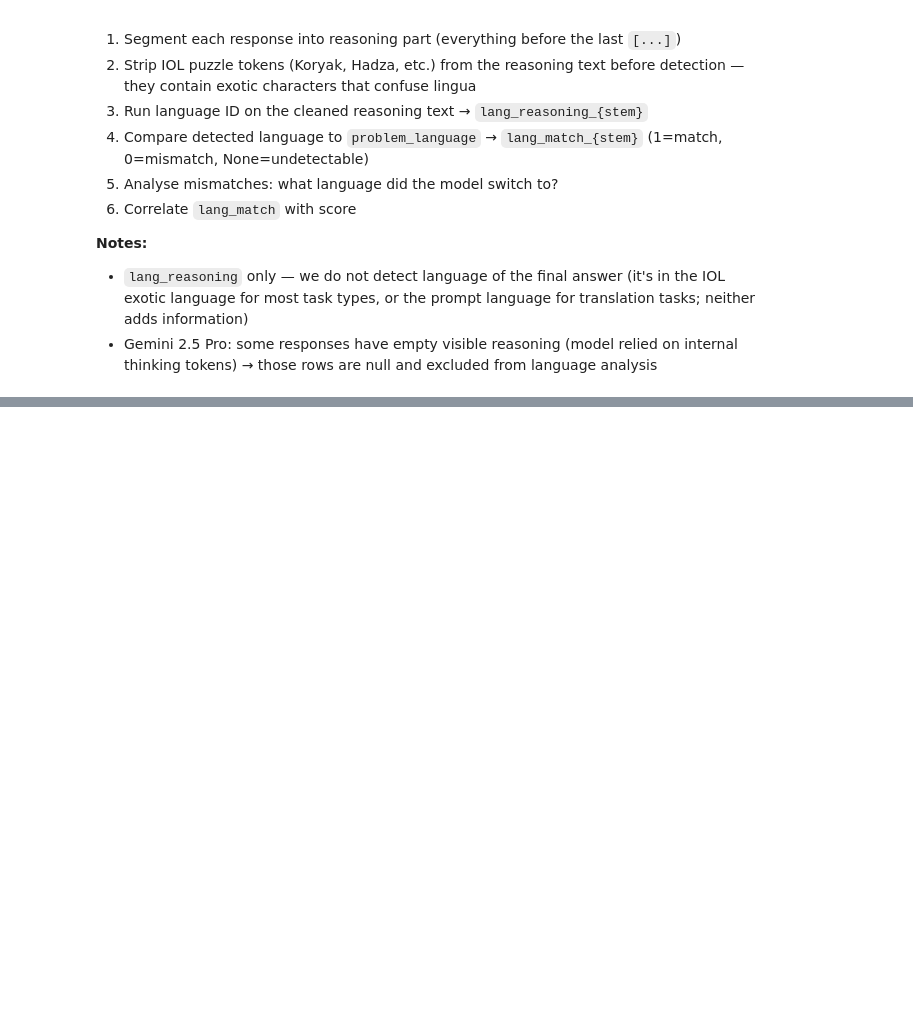
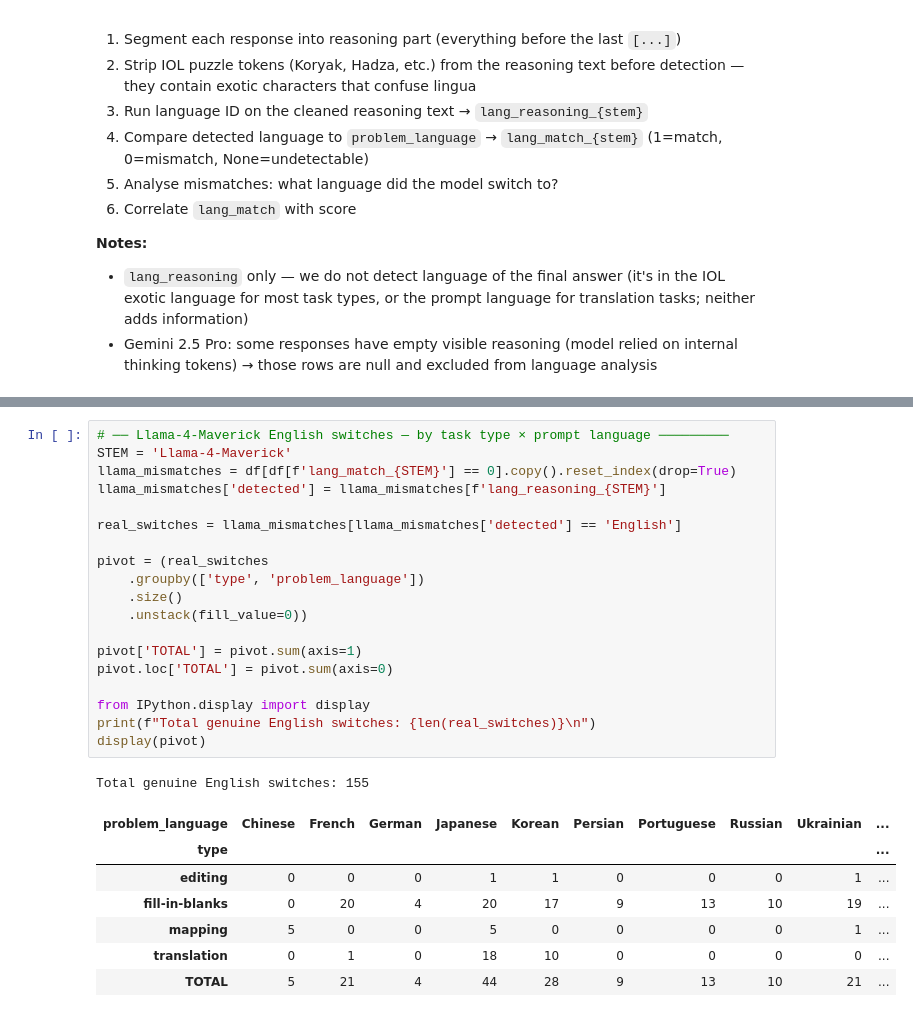
Before and after one commit to rita-berrada/wmt-mist, a Jupyter notebook: analysis_lr.ipynb, the cells around one changed output, grey strips where cells are left out. Saved outputs shown, nothing was run; the diff lists cells and outputs as text; blank space fills up the shorter version.

```diff
--- a/analysis_lr.ipynb
+++ b/analysis_lr.ipynb
@@ -795,0 +1319,28 @@ display(df[df['id'] == example_id][
+# %%
+# ── Llama-4-Maverick English switches — by task type × prompt language ─────────
+STEM = 'Llama-4-Maverick'
+llama_mismatches = df[df[f'lang_match_{STEM}'] == 0].copy().reset_index(drop=True)
+llama_mismatches['detected'] = llama_mismatches[f'lang_reasoning_{STEM}']
+
+real_switches = llama_mismatches[llama_mismatches['detected'] == 'English']
+
+pivot = (real_switches
+    .groupby(['type', 'problem_language'])
+    .size()
+    .unstack(fill_value=0))
+
+pivot['TOTAL'] = pivot.sum(axis=1)
+pivot.loc['TOTAL'] = pivot.sum(axis=0)
+
+from IPython.display import display
+print(f"Total genuine English switches: {len(real_switches)}\n")
+display(pivot)
+# %% [output]
+Total genuine English switches: 155
+| problem_language | Chinese | French | German | Japanese | Korean | Persian | Portuguese | Russian | Ukrainian | ... |
+| type |  |  |  |  |  |  |  |  |  | ... |
+| editing | 0 | 0 | 0 | 1 | 1 | 0 | 0 | 0 | 1 | ... |
+| fill-in-blanks | 0 | 20 | 4 | 20 | 17 | 9 | 13 | 10 | 19 | ... |
+| mapping | 5 | 0 | 0 | 5 | 0 | 0 | 0 | 0 | 1 | ... |
+| translation | 0 | 1 | 0 | 18 | 10 | 0 | 0 | 0 | 0 | ... |
+| TOTAL | 5 | 21 | 4 | 44 | 28 | 9 | 13 | 10 | 21 | ... |
```
Also changed, not shown: parts of 39 cells of this notebook.
